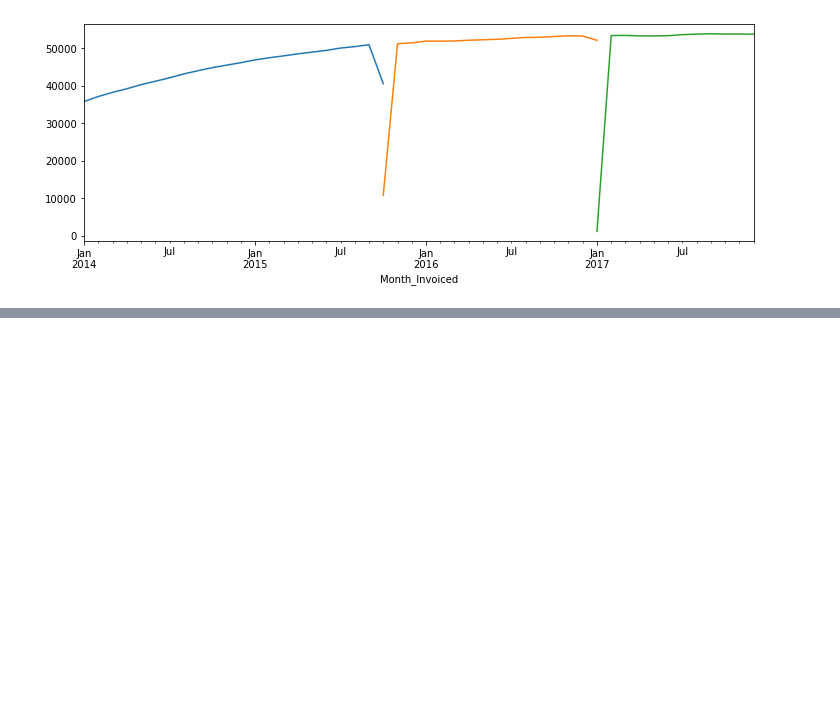
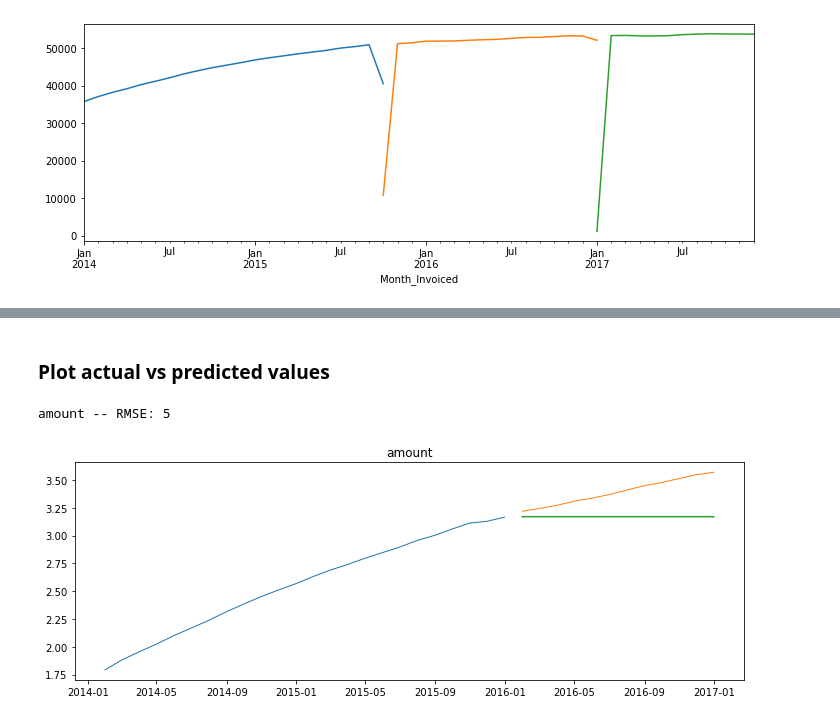
Before and after one commit to brentschriver/time-series-exercises, a Jupyter notebook: model.ipynb, the cells around one changed output, grey strips where cells are left out. Saved outputs shown, nothing was run; the diff lists cells and outputs as text; code cells hidden in the pictures; blank space fills up the shorter version.

```diff
--- a/model.ipynb
+++ b/model.ipynb
@@ -497,0 +572,7 @@ yhat_df
+# %% [markdown]
+### Plot actual vs predicted values
+# %%
+plot_and_eval('amount')
+# %% [output]
+amount -- RMSE: 5
+[figure, added]
```
Also changed, not shown: parts of 70 cells of this notebook.
